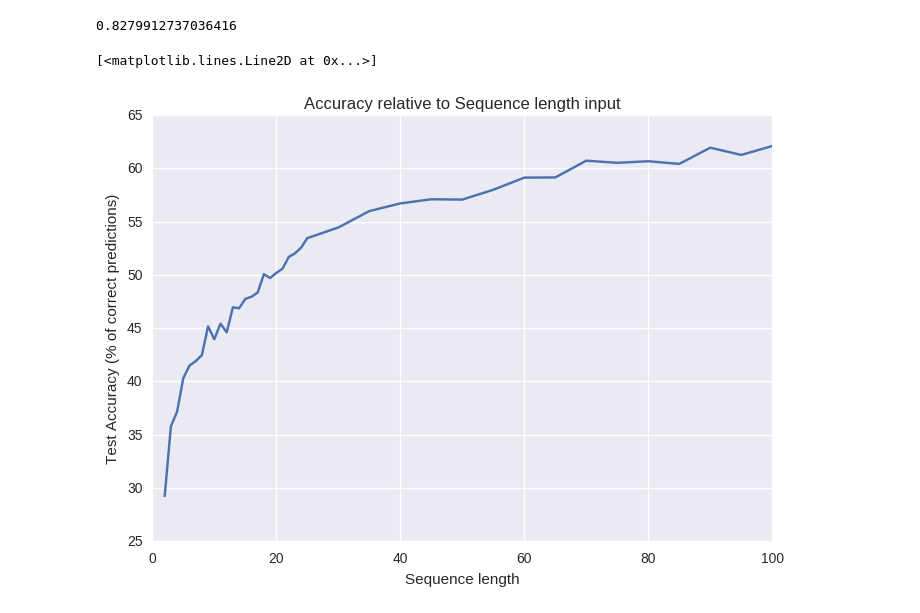
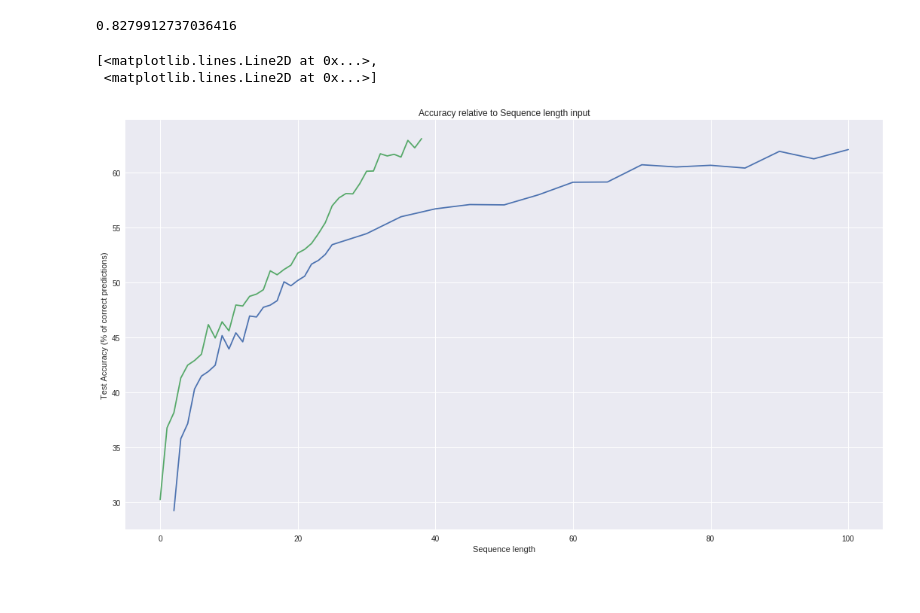
Before and after one commit to AlFontal/Thesis, a Jupyter notebook: Dataset Analytics.ipynb, the cells around one changed output. Saved outputs shown, nothing was run; the diff lists cells and outputs as text; code cells hidden in the pictures; blank space fills up the shorter version.

```diff
--- a/Dataset Analytics.ipynb
+++ b/Dataset Analytics.ipynb
@@ -39,21 +39,23 @@ sum(i < 750 for i in lengths)/len(lengths)
 # %%
 ls = np.concatenate([np.arange(2, 25), np.arange(25, 105, 5)])
 
 acs = np.array([29.25, 35.79, 37.17, 40.32, 41.49, 41.91, 42.48, 45.18, 43.96, 45.43, 44.61, 46.96, 46.87, 47.75, 47.95,
                 48.35, 50.07, 49.71, 50.19, 50.58, 51.68, 52.02, 52.56, 53.45, 54.45, 55.99, 56.71, 57.1, 57.07, 57.99,
                 59.13, 59.15, 60.72, 60.52, 60.67, 60.42, 61.94, 61.26, 62.1])
 
-plt.xlabel("Sequence length")
-plt.ylabel("Test Accuracy (% of correct predictions)")
-# plt.ylim([0,100])
-plt.title("Accuracy relative to Sequence length input")
+
 
 #green_patch = mpatches.Patch(color='green', label='Convolutional')
 #blue_patch = mpatches.Patch(color='blue', label='Fully-Connected')
 #plt.legend(handles=[green_patch, blue_patch], loc= 4)
 
-
-plt.plot(ls, acs, "-")
+f, ax = plt.subplots(1, figsize=(18,10))
+plt.xlabel("Sequence length")
+plt.ylabel("Test Accuracy (% of correct predictions)")
+# plt.ylim([0,100])
+plt.title("Accuracy relative to Sequence length input")
+plt.plot(ls, acs, acs + 1, "-")
 # %% [output]
-[<matplotlib.lines.Line2D at 0x...>]
+[<matplotlib.lines.Line2D at 0x...>,
+ <matplotlib.lines.Line2D at 0x...>]
-[figure, old version]
+[figure, new version]
```
Also changed, not shown: parts of 3 cells of this notebook, 4 other files.
